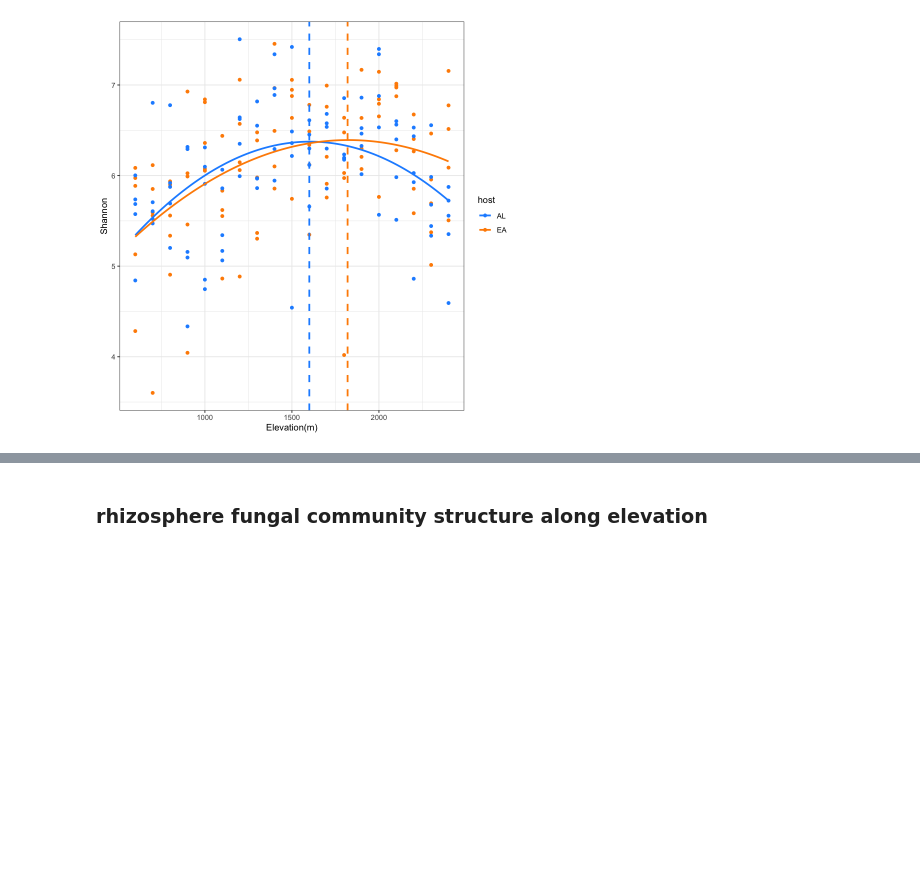
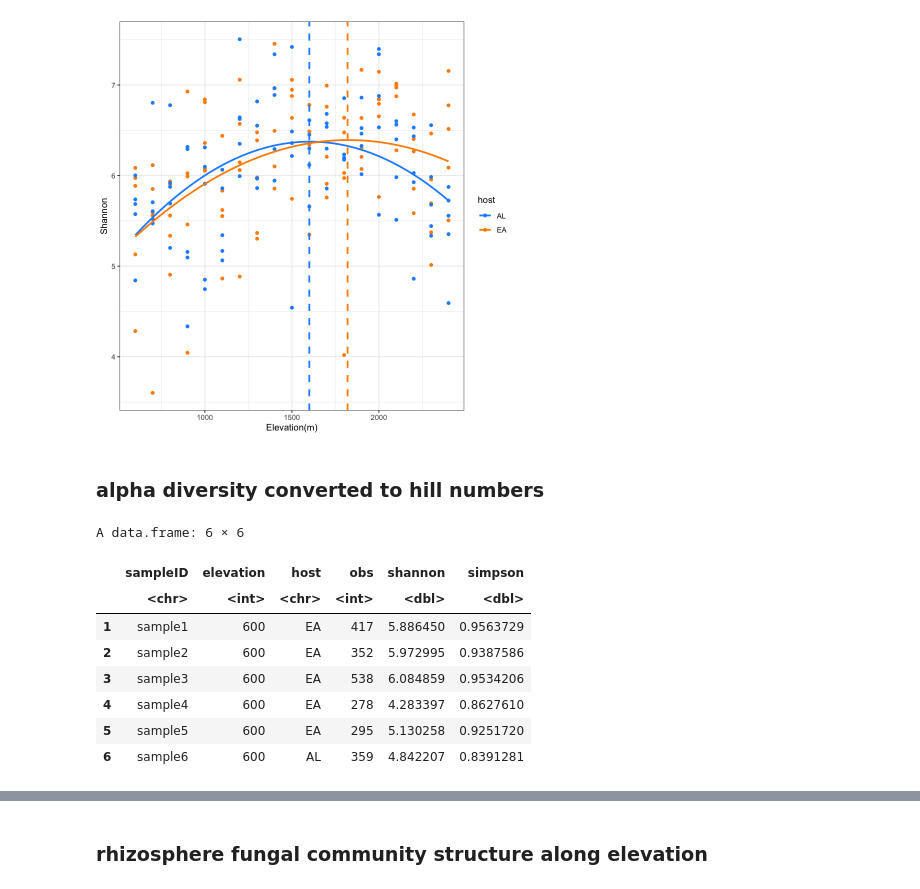
Before and after one commit to Kaoping/plant-microbe-microbe-connection-study, a Jupyter notebook: Plant-microbe-microbe interaction study.ipynb, the cells around one changed output, grey strips where cells are left out. Cells and saved outputs as stored; diff of their text form; code cells hidden in the pictures; blank space fills up the shorter version.

```diff
--- a/Plant-microbe-microbe interaction study.ipynb
+++ b/Plant-microbe-microbe interaction study.ipynb
@@ -263,3 +263,18 @@ ggplot(data = North_alpha , aes(x = elevation, y = shannon , col = host)) +
   theme_bw()
 # %% [output]
 [figure]
+# %% [markdown]
+### alpha diversity converted to hill numbers
+# %%
+North_alpha = read.table(file = "North_alpha.txt", header = T)
+head(North_alpha)
+# %% [output]
+A data.frame: 6 × 6
+|  | sampleID | elevation | host | obs | shannon | simpson |
+|  | <chr> | <int> | <chr> | <int> | <dbl> | <dbl> |
+| 1 | sample1 | 600 | EA | 417 | 5.886450 | 0.9563729 |
+| 2 | sample2 | 600 | EA | 352 | 5.972995 | 0.9387586 |
+| 3 | sample3 | 600 | EA | 538 | 6.084859 | 0.9534206 |
+| 4 | sample4 | 600 | EA | 278 | 4.283397 | 0.8627610 |
+| 5 | sample5 | 600 | EA | 295 | 5.130258 | 0.9251720 |
+| 6 | sample6 | 600 | AL | 359 | 4.842207 | 0.8391281 |
```
Also changed, not shown: parts of 5 cells of this notebook.
